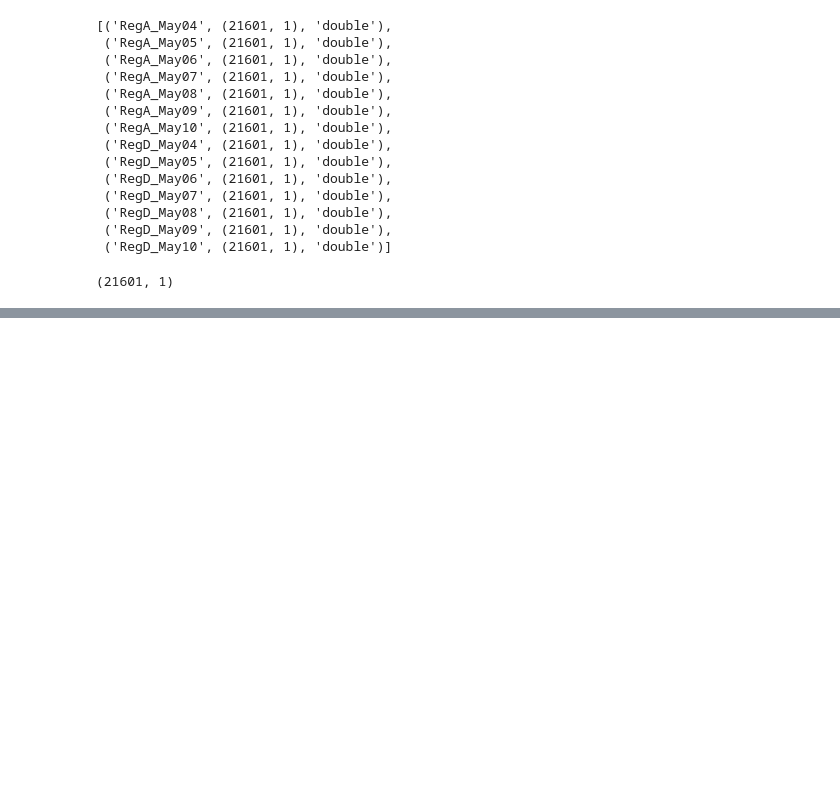
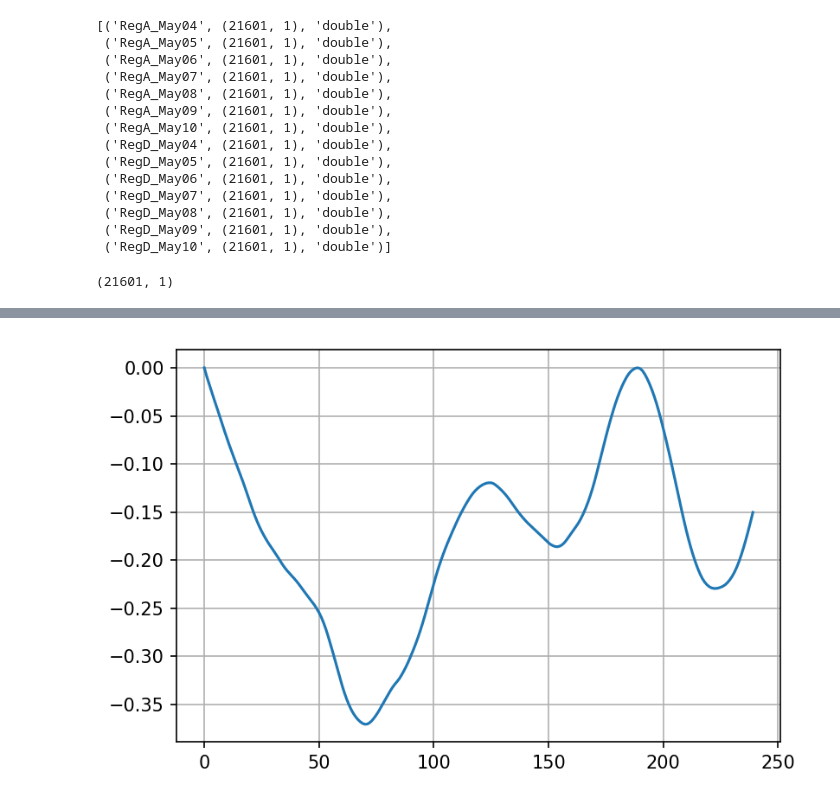
Before and after one commit to Thanosro/py_graphs, a Jupyter notebook: freq_regulation.ipynb, the cells around one changed output, grey strips where cells are left out. Cells and saved outputs as stored; diff of their text form; code cells hidden in the pictures; blank space fills up the shorter version.

```diff
--- a/freq_regulation.ipynb
+++ b/freq_regulation.ipynb
@@ -127,0 +147,9 @@ plt.show()
+# %%
+plt.figure(400, dpi=150)#, facecolor='w', edgecolor='k')
+# plt.plot(Bt.value)
+# plt.plot(Bt.value-L*regD)
+plt.plot(np.cumsum(Bt.value))
+plt.grid(True)
+plt.show()
+# %% [output]
+[figure, added]
```
Also changed, not shown: parts of 10 cells of this notebook.
